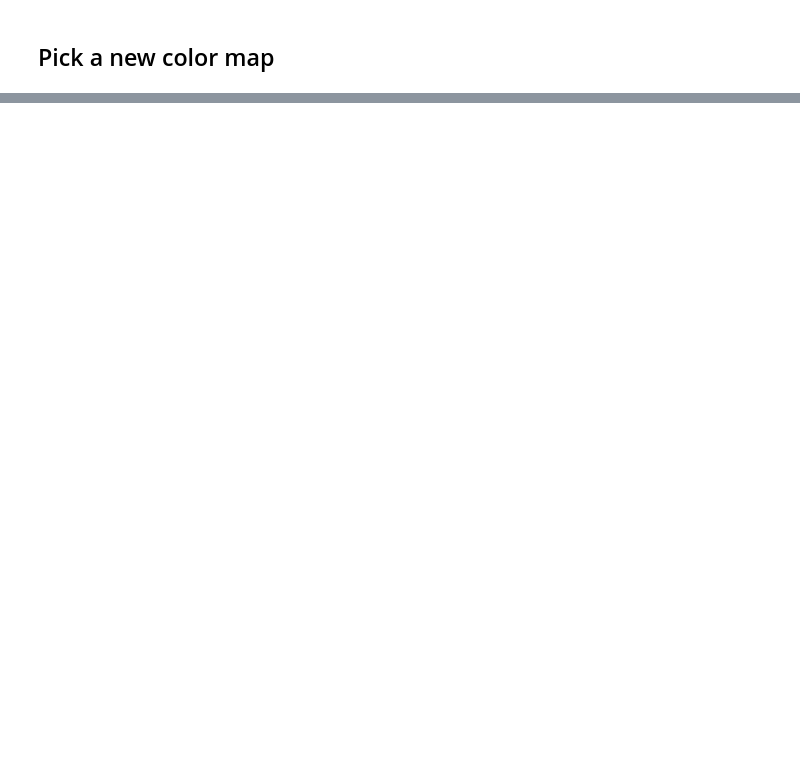
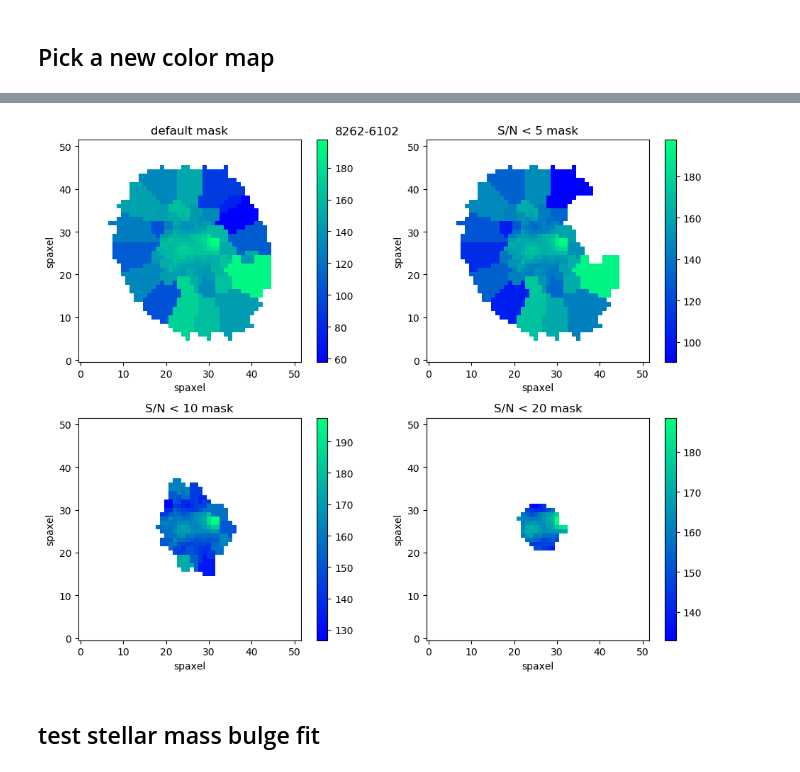
Before and after one commit to kadglass/RotationCurves, a Jupyter notebook: notebooks/test_elliptical_functions.ipynb, the cells around one changed output, grey strips where cells are left out. Cells and saved outputs as stored; diff of their text form; code cells hidden in the pictures; blank space fills up the shorter version.

Commit message:
testing stellar mass fitting functions

```diff
--- a/notebooks/test_elliptical_functions.ipynb
+++ b/notebooks/test_elliptical_functions.ipynb
@@ -53,0 +219,55 @@ Text(0, 0.5, 'spaxel')
+# %%
+maps = extract_data(MAP_FOLDER, test_gals[2], ['star_sigma'])
+
+corr = np.sqrt(maps['star_sigma']**2 - maps['star_sigma_corr']**2)
+
+sn3_mask = maps['star_sigma'] * np.sqrt(maps['star_sigma_ivar']) < 5
+sn4_mask = maps['star_sigma'] * np.sqrt(maps['star_sigma_ivar']) < 10
+sn5_mask = maps['star_sigma'] * np.sqrt(maps['star_sigma_ivar']) < 20
+default_mask = maps['star_sigma_mask']
+mstar_sigma = ma.array(corr, mask = maps['star_sigma_mask'])
+sn3_mstar_sigma = ma.array(corr, mask = np.logical_or(default_mask > 0,sn3_mask))
+sn4_mstar_sigma = ma.array(corr, mask = np.logical_or(default_mask > 0,sn4_mask))
+sn5_mstar_sigma = ma.array(corr, mask = np.logical_or(default_mask > 0,sn5_mask))
+# %%
+fig, ax = plt.subplots(2,2)
+fig.set_figheight(8)
+fig.set_figwidth(10)
+
+m = ax[0,0].imshow(mstar_sigma, cmap='winter')
+cbar = plt.colorbar( m, ax=ax[0,0])
+ax[0,0].set_xlabel('spaxel')
+ax[0,0].set_ylabel('spaxel')
+ax[0,0].invert_yaxis()
+ax[0,0].set_title('default mask')
+
+sn3 = ax[0,1].imshow(sn3_mstar_sigma, cmap='winter')
+cbar = plt.colorbar( sn3, ax=ax[0,1])
+ax[0,1].set_xlabel('spaxel')
+ax[0,1].set_ylabel('spaxel')
+ax[0,1].invert_yaxis()
+ax[0,1].set_title('S/N < 5 mask')
+
+
+sn4 = ax[1,0].imshow(sn4_mstar_sigma, cmap='winter')
+cbar = plt.colorbar( sn4, ax=ax[1,0])
+ax[1,0].set_xlabel('spaxel')
+ax[1,0].set_ylabel('spaxel')
+ax[1,0].invert_yaxis()
+ax[1,0].set_title('S/N < 10 mask')
+
+sn5 = ax[1,1].imshow(sn5_mstar_sigma, cmap='winter')
+cbar = plt.colorbar( sn5, ax=ax[1,1])
+ax[1,1].set_xlabel('spaxel')
+ax[1,1].set_ylabel('spaxel')
+ax[1,1].invert_yaxis()
+ax[1,1].set_title('S/N < 20 mask')
+
+
+fig.suptitle(test_gals[2])
+fig.tight_layout()
+fig.savefig(PLOT_DIR + '/results_plots/' + test_gals[2] + '_star_sigma_SN_test.png', format='png')
+# %% [output]
+[figure, added]
+# %% [markdown]
+## test stellar mass bulge fit
```
Also changed, not shown: parts of 27 cells of this notebook.
